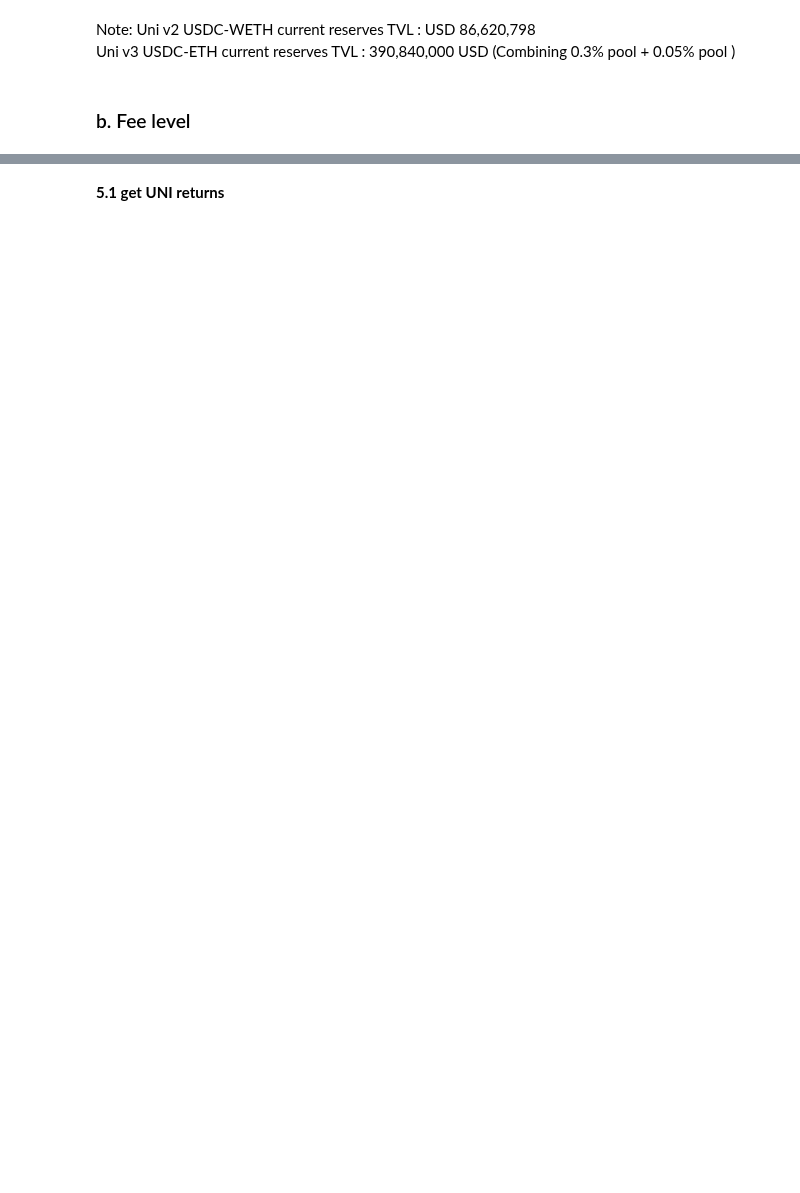
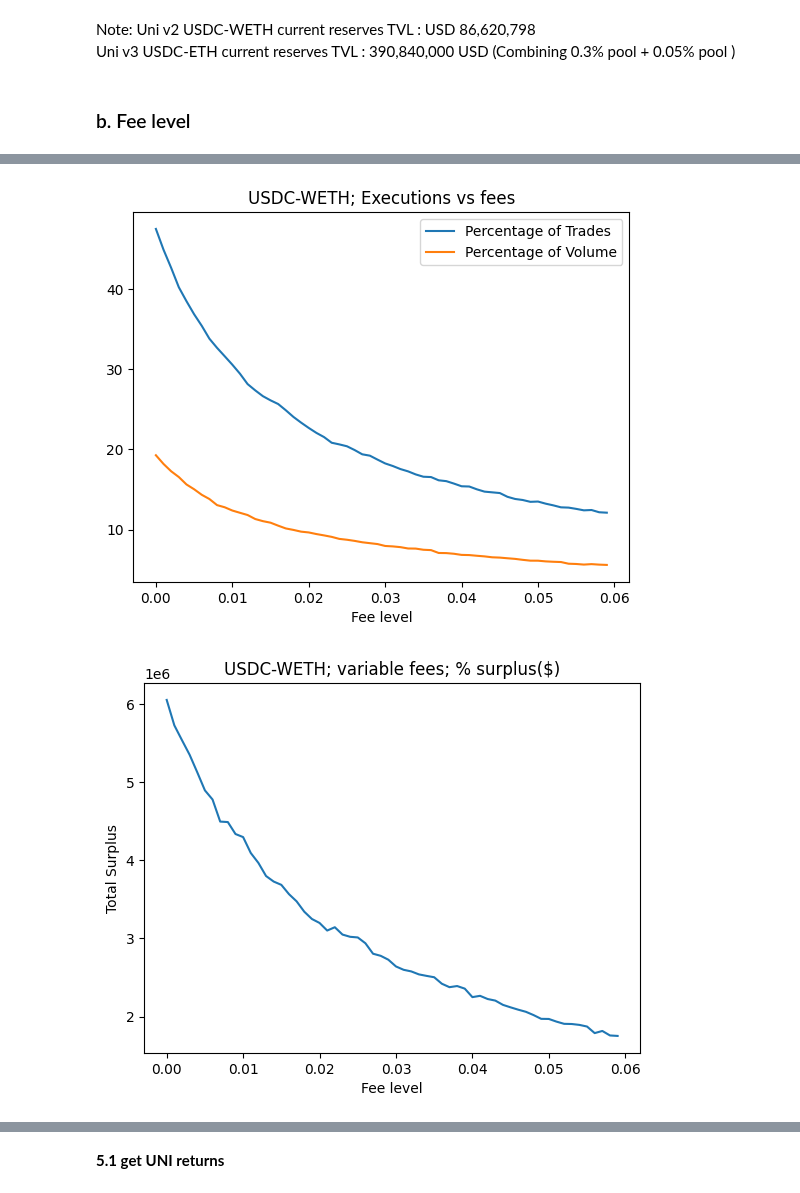
Before and after one commit to mohammed7s/Feedlot, a Jupyter notebook: forum_surplus_study/surplus_study.ipynb, the cells around one changed output, grey strips where cells are left out. Drawn from its saved outputs; the diff is of its cells as text; code cells hidden in the pictures; blank space fills up the shorter version.

```diff
--- a/forum_surplus_study/surplus_study.ipynb
+++ b/forum_surplus_study/surplus_study.ipynb
@@ -1044,3 +961,37 @@ plt.show()
+# %%
+import matplotlib.pyplot as plt
+import os
+
+# Create a directory to store the diagrams
+if not os.path.exists("diagrams"):
+    os.makedirs("diagrams")
+
+# Plot3 : Percentage of Trades/Volume vs. Fee level
+fig, ax = plt.subplots()
+ax.plot(x_fee, y1_fee, label='Percentage of Trades')
+ax.plot(x_fee, y2_fee, label='Percentage of Volume')
+ax.set_xlabel('Fee level')
+ax.set_title('USDC-WETH; Executions vs fees')
+ax.legend()
+# Save the plot as a PDF file
+plt.savefig("diagrams/plot3_executions_vs_fees.pdf", bbox_inches='tight')
+# Display the plot
+plt.show()
+
+# Plot 4: Total Surplus vs. Fee level
+fig, ax = plt.subplots()
+ax.plot(x_fee, y3_fee)
+ax.set_xlabel('Fee level')
+ax.set_ylabel('Total Surplus')
+ax.set_title('USDC-WETH; variable fees; % surplus($)')
+ax.ticklabel_format(style='plain', axis='x')
+# Save the plot as a PDF file
+plt.savefig("diagrams/plot4_surplus_vs_fees.pdf", bbox_inches='tight')
+# Display the plot
+plt.show()
+# %% [output]
+[figure, added]
+[figure, added]
 # %% [markdown]
 ## 5. DAI-USDC – comparison with real UNIv2 returns
 
```
Also changed, not shown: parts of 56 cells of this notebook, 4 other files.
